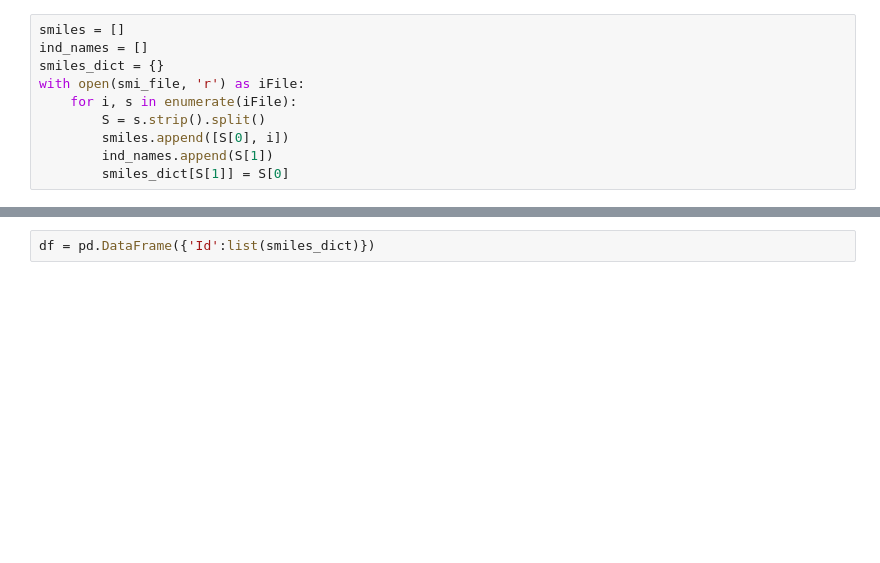
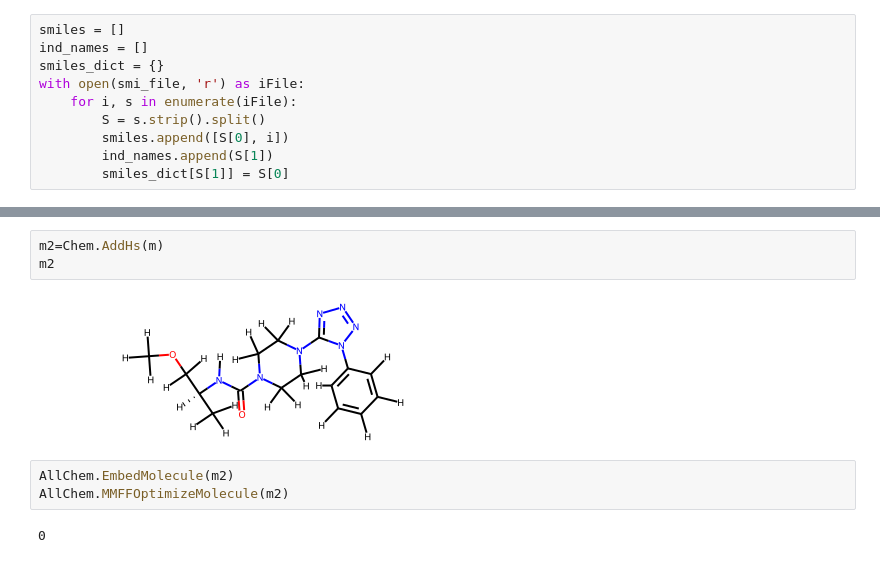
Before and after one commit to knawel/EUOS-SLAS, a Jupyter notebook: notebooks/calc_rdkit_des.ipynb, the cells around one changed output, grey strips where cells are left out. Cells and saved outputs as stored; diff of their text form; blank space fills up the shorter version.

```diff
--- a/notebooks/calc_rdkit_des.ipynb
+++ b/notebooks/calc_rdkit_des.ipynb
@@ -47,2 +40,10 @@ NameError: name 'rdMolDescriptors' is not defined
-# %%
-df = pd.DataFrame({'Id':list(smiles_dict)})
+# %%
+m2=Chem.AddHs(m)
+m2
+# %% [output]
+[figure, added]
+# %%
+AllChem.EmbedMolecule(m2)
+AllChem.MMFFOptimizeMolecule(m2)
+# %% [output]
+0
```
Also changed, not shown: parts of 29 cells of this notebook, 29 other files.
